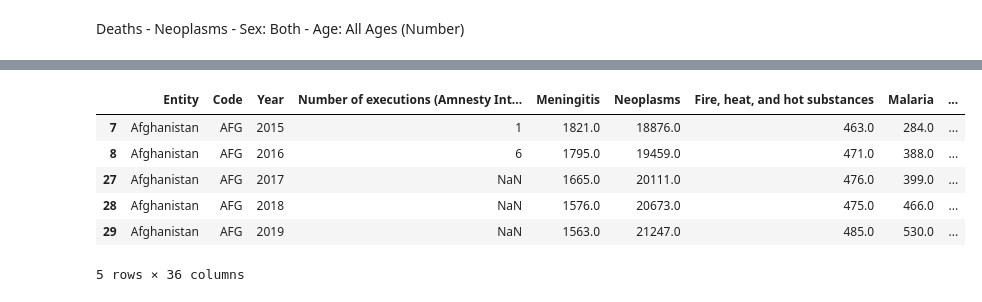
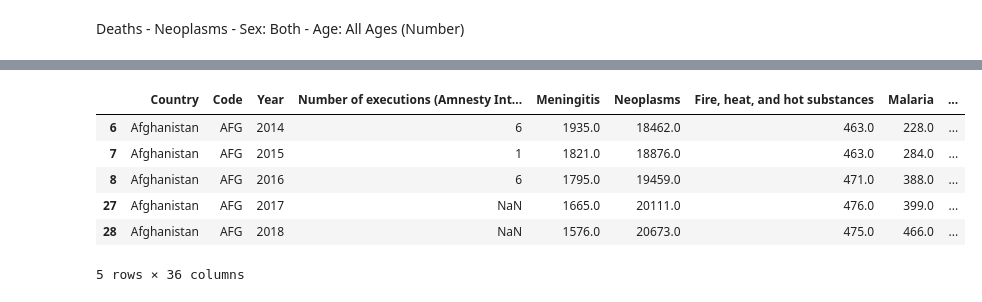
Before and after one commit to TanishaCooper/projectone_groupfour, a Jupyter notebook: HealthcarePy/test.ipynb, the cells around one changed output, grey strips where cells are left out. Saved outputs shown, nothing was run; the diff lists cells and outputs as text; code cells hidden in the pictures.

```diff
--- a/HealthcarePy/test.ipynb
+++ b/HealthcarePy/test.ipynb
@@ -42,20 +52,17 @@ mortality_df.head()
 | 3 | Afghanistan | AFG | 2011 | 2 | 2327.0 | 17094.0 | 448.0 | 390.0 | ... |
 | 4 | Afghanistan | AFG | 2012 | 14 | 2254.0 | 17522.0 | 445.0 | 94.0 | ... |
 5 rows × 36 columns
-# %%
-# Filter by years 2015 - 2019
-year_df = mortality_df.loc[(
-    mortality_df["Year"] == 2015) |
-    (mortality_df["Year"] == 2016) |
-    (mortality_df["Year"] == 2017) |
-    (mortality_df["Year"] == 2018) |
-    (mortality_df["Year"] == 2019)]
-year_df.head()
-# %% [output]
-|  | Entity | Code | Year | Number of executions (Amnesty Int... | Meningitis | Neoplasms | Fire, heat, and hot substances | Malaria | ... |
-| 7 | Afghanistan | AFG | 2015 | 1 | 1821.0 | 18876.0 | 463.0 | 284.0 | ... |
-| 8 | Afghanistan | AFG | 2016 | 6 | 1795.0 | 19459.0 | 471.0 | 388.0 | ... |
-| 27 | Afghanistan | AFG | 2017 | NaN | 1665.0 | 20111.0 | 476.0 | 399.0 | ... |
-| 28 | Afghanistan | AFG | 2018 | NaN | 1576.0 | 20673.0 | 475.0 | 466.0 | ... |
-| 29 | Afghanistan | AFG | 2019 | NaN | 1563.0 | 21247.0 | 485.0 | 530.0 | ... |
-5 rows × 36 columns
+# %%
+# Filter by Years (2014 to 2018)
+year = mortality_df['Year']
+year = year.astype(int)
+year_df = mortality_df.loc[(year >= 2014) & (year <= 2018)]
+year_df.head()
+# %% [output]
+|  | Country | Code | Year | Number of executions (Amnesty Int... | Meningitis | Neoplasms | Fire, heat, and hot substances | Malaria | ... |
+| 6 | Afghanistan | AFG | 2014 | 6 | 1935.0 | 18462.0 | 463.0 | 228.0 | ... |
+| 7 | Afghanistan | AFG | 2015 | 1 | 1821.0 | 18876.0 | 463.0 | 284.0 | ... |
+| 8 | Afghanistan | AFG | 2016 | 6 | 1795.0 | 19459.0 | 471.0 | 388.0 | ... |
+| 27 | Afghanistan | AFG | 2017 | NaN | 1665.0 | 20111.0 | 476.0 | 399.0 | ... |
+| 28 | Afghanistan | AFG | 2018 | NaN | 1576.0 | 20673.0 | 475.0 | 466.0 | ... |
+5 rows × 36 columns
```
Also changed, not shown: parts of 13 cells of this notebook.
